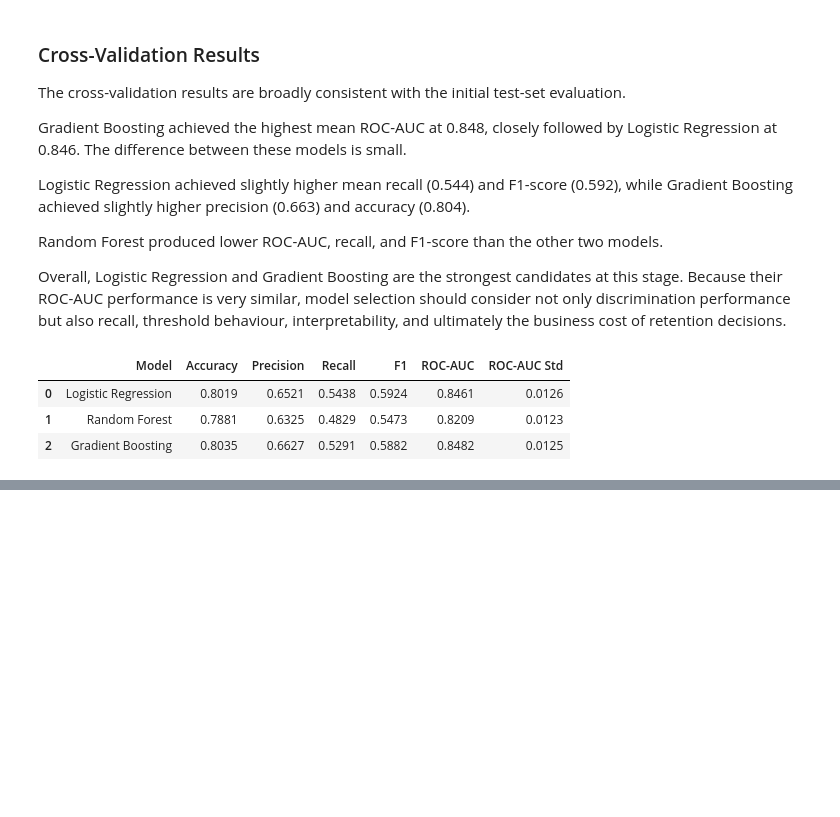
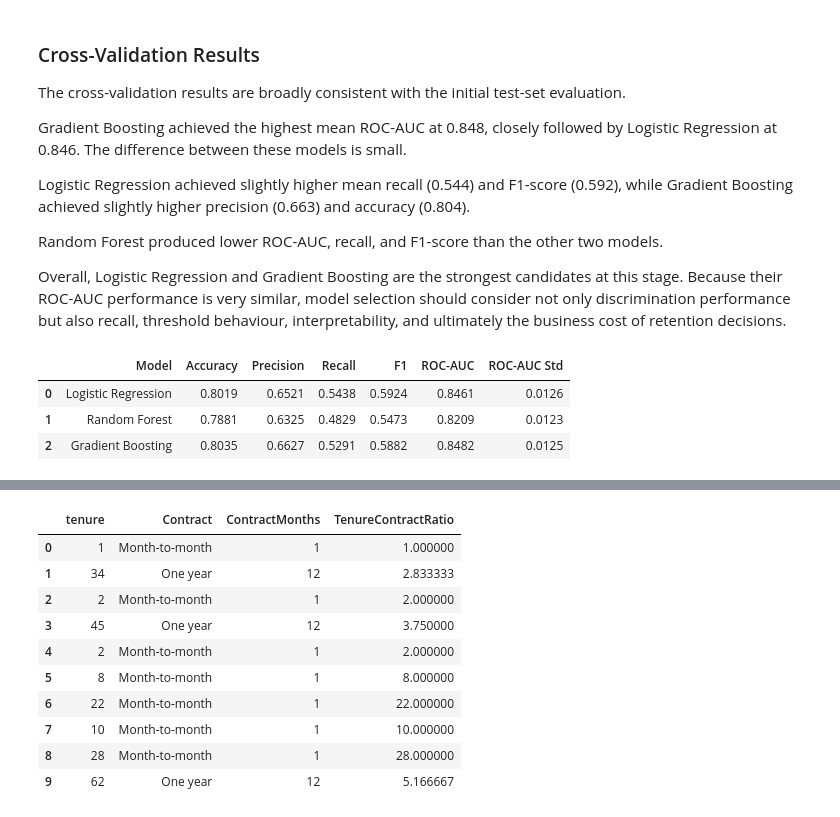
Before and after one commit to AbdulBari8455/customer-churn-platform, a Jupyter notebook: notebooks/02_feature_engineering_and_baseline_model.ipynb, the cells around one changed output, grey strips where cells are left out. Drawn from its saved outputs; the diff is of its cells as text; code cells hidden in the pictures; blank space fills up the shorter version.

```diff
--- a/notebooks/02_feature_engineering_and_baseline_model.ipynb
+++ b/notebooks/02_feature_engineering_and_baseline_model.ipynb
@@ -676,0 +689,16 @@ cv_results.round(4)
+# %%
+df_features = df.copy()
+# %%
+service_columns = [
+    "PhoneService",
+    "OnlineSecurity",
+    "OnlineBackup",
+    "DeviceProtection",
+    "TechSupport",
+    "StreamingTV",
+    "StreamingMovies"
+]
+# %%
+df_features["NumServices"] = (
+    df_features[service_columns] == "Yes"
+).sum(axis=1)
@@ -676,0 +824,28 @@ cv_results.round(4)
+# %%
+contract_months = {
+    "Month-to-month": 1,
+    "One year": 12,
+    "Two year": 24
+}
+
+df_features["ContractMonths"] = df_features["Contract"].map(contract_months)
+
+df_features["TenureContractRatio"] = (
+    df_features["tenure"] / df_features["ContractMonths"]
+)
+# %%
+df_features[
+    ["tenure", "Contract", "ContractMonths", "TenureContractRatio"]
+].head(10)
+# %% [output]
+|  | tenure | Contract | ContractMonths | TenureContractRatio |
+| 0 | 1 | Month-to-month | 1 | 1.000000 |
+| 1 | 34 | One year | 12 | 2.833333 |
+| 2 | 2 | Month-to-month | 1 | 2.000000 |
+| 3 | 45 | One year | 12 | 3.750000 |
+| 4 | 2 | Month-to-month | 1 | 2.000000 |
+| 5 | 8 | Month-to-month | 1 | 8.000000 |
+| 6 | 22 | Month-to-month | 1 | 22.000000 |
+| 7 | 10 | Month-to-month | 1 | 10.000000 |
+| 8 | 28 | Month-to-month | 1 | 28.000000 |
+| 9 | 62 | One year | 12 | 5.166667 |
```
Also changed, not shown: parts of 23 cells of this notebook.
